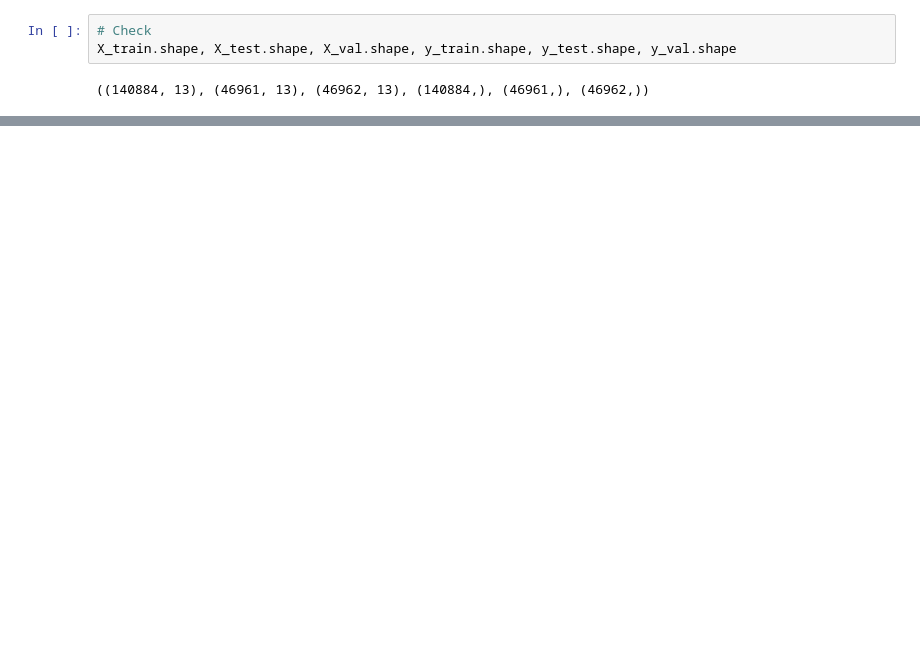
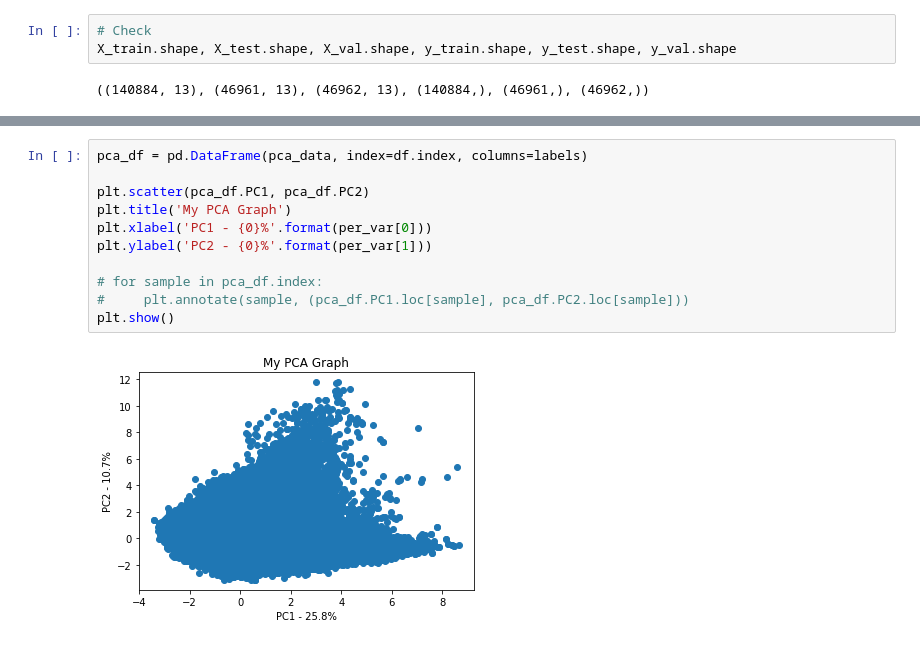
Before and after one commit to spotify-song/DS, a Jupyter notebook: notebooks/1.0-av-initial-data-exploration.ipynb, the cells around one changed output, grey strips where cells are left out. Drawn from its saved outputs; the diff is of its cells as text; blank space fills up the shorter version.

```diff
--- a/notebooks/1.0-av-initial-data-exploration.ipynb
+++ b/notebooks/1.0-av-initial-data-exploration.ipynb
@@ -567,0 +597,13 @@ df['id'].nunique(), df.shape
+# %%
+pca_df = pd.DataFrame(pca_data, index=df.index, columns=labels)
+
+plt.scatter(pca_df.PC1, pca_df.PC2)
+plt.title('My PCA Graph')
+plt.xlabel('PC1 - {0}%'.format(per_var[0]))
+plt.ylabel('PC2 - {0}%'.format(per_var[1]))
+
+# for sample in pca_df.index:
+#     plt.annotate(sample, (pca_df.PC1.loc[sample], pca_df.PC2.loc[sample]))
+plt.show()
+# %% [output]
+[figure, added]
```
Also changed, not shown: parts of 42 cells of this notebook, 3 other files.
